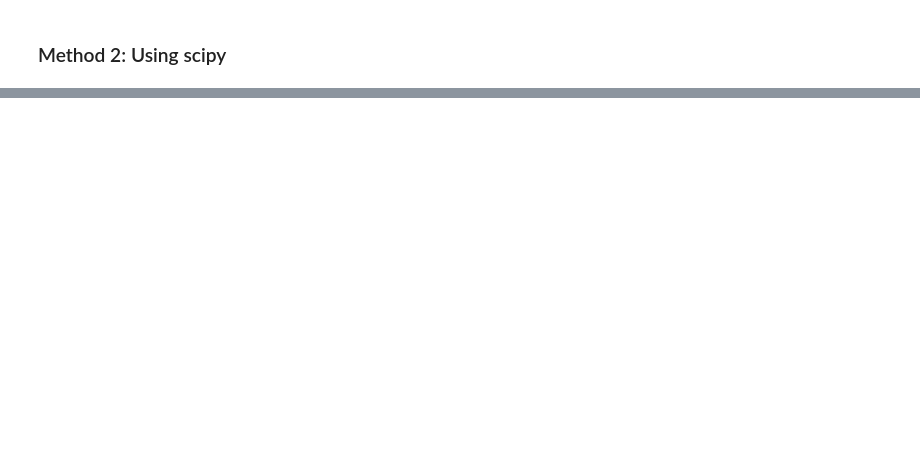
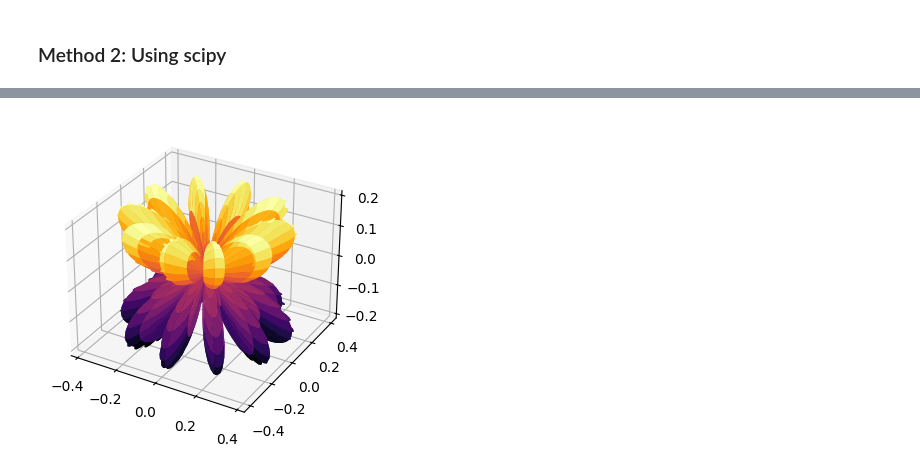
Before and after one commit to wbandabarragan/quantum-mechanics-1, a Jupyter notebook: python-notebooks/python4QM_11.ipynb, the cells around one changed output, grey strips where cells are left out. Drawn from its saved outputs; the diff is of its cells as text; code cells hidden in the pictures; blank space fills up the shorter version.

```diff
--- a/python-notebooks/python4QM_11.ipynb
+++ b/python-notebooks/python4QM_11.ipynb
@@ -160,0 +204,13 @@ plt.show()
+# %%
+# Get the coordinates
+x_1, y_1, z_1 = spherical_coordinates(np.abs(sph_harmonic.imag), Tht, Phi)
+# %%
+fig = plt.figure(figsize=(5,4))
+
+ax = fig.add_subplot(111, projection= "3d")
+
+ax.plot_surface(x_1, y_1, z_1, cmap = "inferno")
+
+plt.show()
+# %% [output]
+[figure, added]
```
Also changed, not shown: parts of 13 cells of this notebook.
